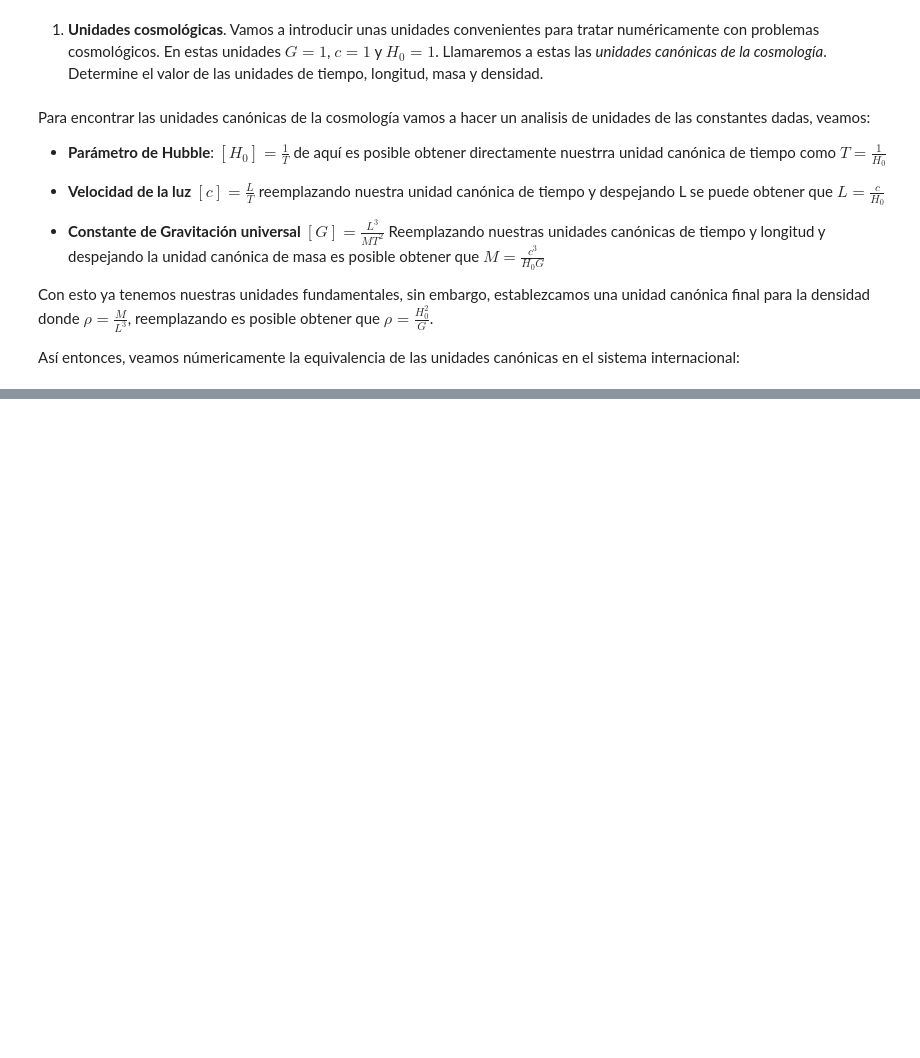
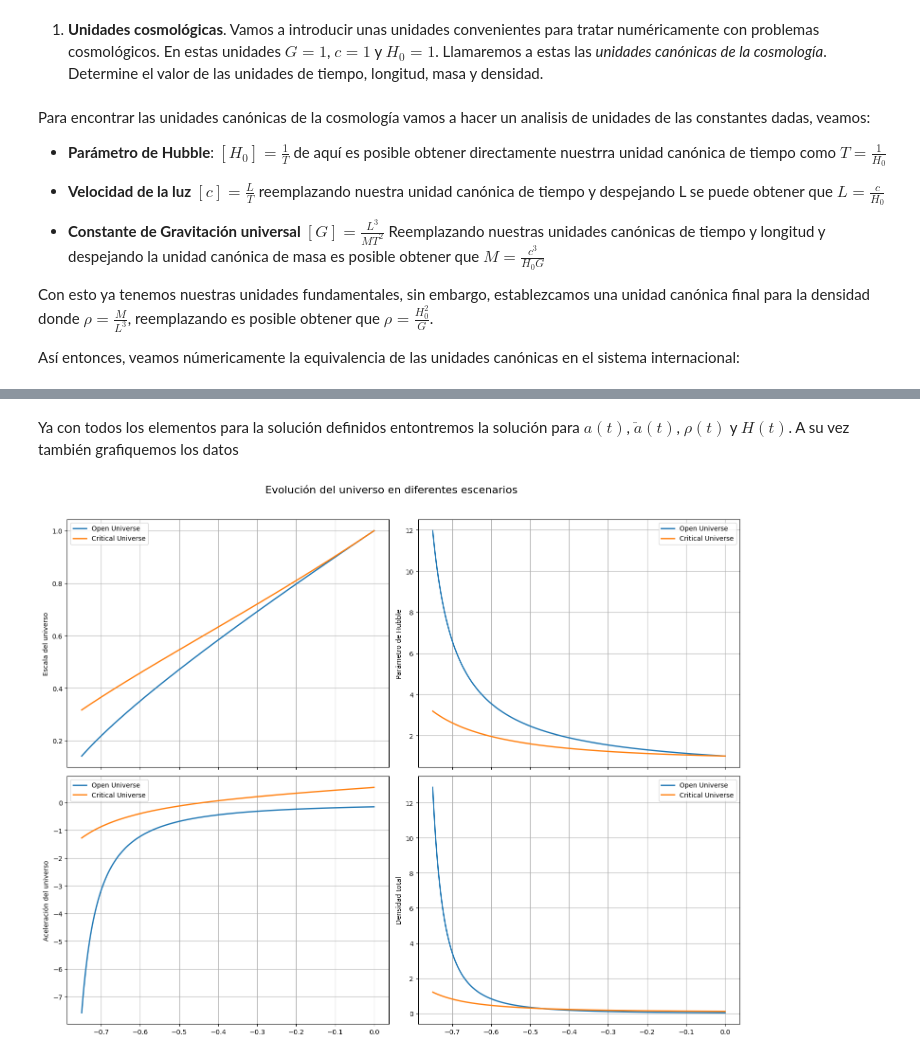
Before and after one commit to andromedalactea/Continuus_Mechanics, a Jupyter notebook: Homeworks/MCON_Tarea5_ModelosCosmológicos.ipynb, the cells around one changed output, grey strips where cells are left out. Drawn from its saved outputs; the diff is of its cells as text; code cells hidden in the pictures; blank space fills up the shorter version.

```diff
--- a/Homeworks/MCON_Tarea5_ModelosCosmológicos.ipynb
+++ b/Homeworks/MCON_Tarea5_ModelosCosmológicos.ipynb
@@ -202,0 +451,70 @@ Densidad: 7.93e-26 kg/m^3
+# %% [markdown]
+Ya con todos los elementos para la solución definidos entontremos la solución para $a(t)$, $\ddot a(t)$, $\rho(t)$ y $H(t)$. A su vez también grafiquemos los datos
+# %%
+# Creamos la figura para los subplots
+fig, axs = plt.subplots(2, 2, figsize=(15, 12), sharex=True)
+
+# Definamos el tiempo de integración
+t = np.linspace(0, -0.75, 1000)
+
+# Ahora hagamos un ciclo que itere sobre los escenarios
+for scenario, params in scenarios.items():
+    # Extraemos la información de los parámetros del escenario
+    Omega_0= params['Omega_0']
+    Omega_Lambda = params['Omega_0_Lambda']
+
+    # Definimos la densidad Lambda
+    rho_lambda = Omega_Lambda * rho_0_crit
+
+    # Definimos la densidad de materia
+    rho_0_m = Omega_0 * rho_0_crit - rho_lambda
+
+    # Integramos las ecuaciones
+    solution = odeint(friedman_lemaitre, y0, t, args=(rho_lambda, rho_0_m, a_0))
+
+    # Extraemos las soluciones
+    a_t = solution[:, 0]
+    v_t = solution[:, 1]
+
+    ## A partir de está solución podemos encontrar los otros parámetros para estudiar
+    H_t = v_t / a_t # Parámetro de Hubble
+    rho_t = rho_lambda + rho_0_m * (a_0/a_t)**3 # Densidad total
+    dvdt = 4/3 * np.pi * G*(2 * rho_lambda -  rho_0_m * (a_0/a_t)**3) * a_t # Acelearción del universo
+
+    # Gráfica de los datos en sus diferentes subplots
+
+    # Gráfica de la escala del universo
+    axs[0, 0].plot(t, a_t, label=scenario, linewidth=2)
+    axs[0, 0].set_ylabel('Escala del universo')
+    axs[0, 0].legend()
+    axs[0, 0].grid(True)
+
+    # Gráfica de la velocidad de la escala del universo
+    axs[1, 0].plot(t, dvdt, label=scenario, linewidth=2)
+    axs[1, 0].set_ylabel('Aceleración del universo')
+    axs[1, 0].legend()
+    axs[1, 0].grid(True)
+
+    # Gráfica del parámetro de Hubble
+    axs[0, 1].plot(t, H_t, label=scenario, linewidth=2)
+    axs[0, 1].set_ylabel('Parámetro de Hubble')
+    axs[0, 1].legend()
+    axs[0, 1].grid(True)
+
+    # Gráfica de la densidad total
+    axs[1, 1].plot(t, rho_t, label=scenario, linewidth=2)
+    axs[1, 1].set_ylabel('Densidad total')
+    axs[1, 1].legend()
+    axs[1, 1].grid(True)
+
+# Ajustamos el diseño
+plt.tight_layout()
+
+# Agregamos el título global y organizamos poara que el titulo quede bien ubicado
+fig.suptitle('Evolución del universo en diferentes escenarios', fontsize=16)
+plt.subplots_adjust(top=0.92)
+
+# Mostramos la gráfica
+plt.show()
+# %% [output]
+[figure, added]
```
Also changed, not shown: parts of 19 cells of this notebook.
